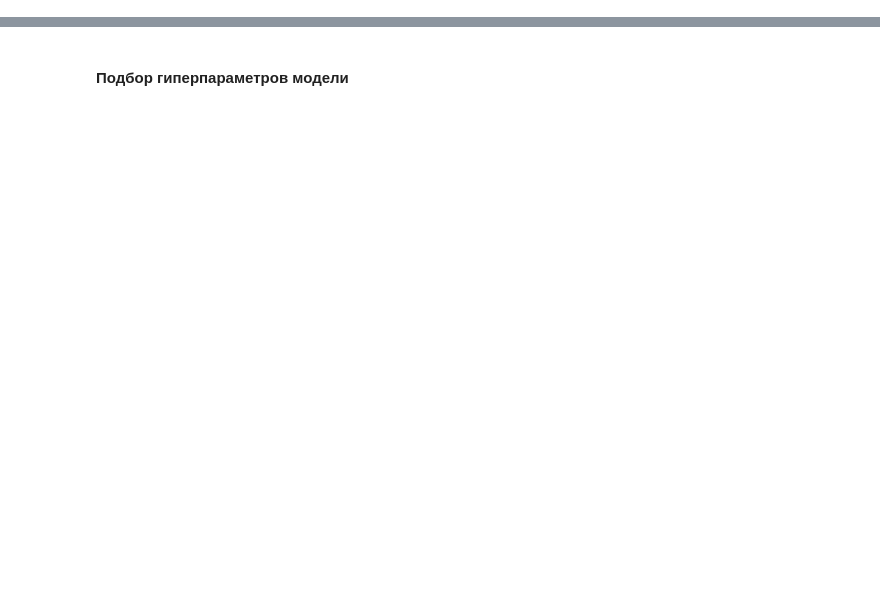
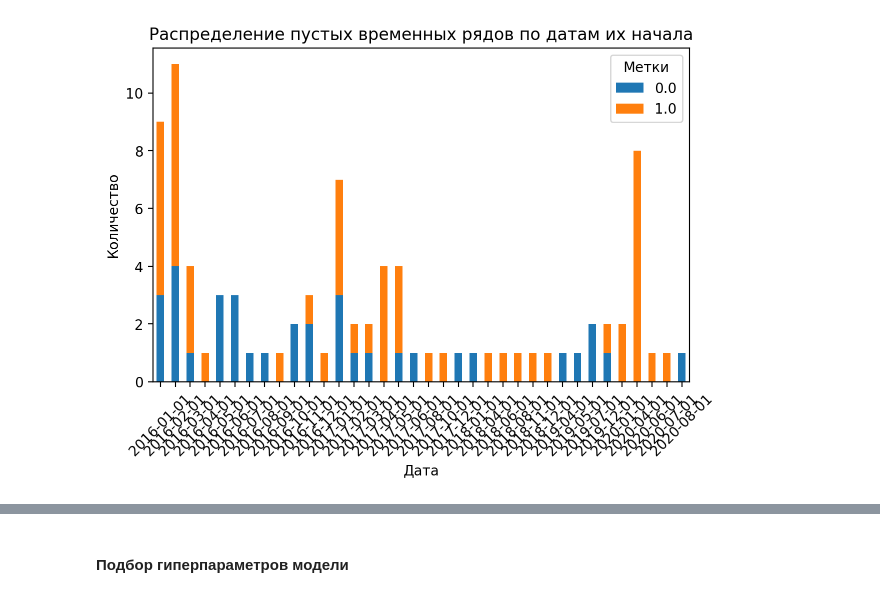
Before and after one commit to mikheevshow/ts-classification, a Jupyter notebook: solution.ipynb, the cells around one changed output, grey strips where cells are left out. Saved outputs shown, nothing was run; the diff lists cells and outputs as text; code cells hidden in the pictures; blank space fills up the shorter version.

```diff
--- a/solution.ipynb
+++ b/solution.ipynb
@@ -25,0 +38,13 @@ train_df
+# %%
+for i, row in train_df.iterrows():
+    if len(row['dates']) != len(row['values']):
+        print(row['id'])
+        raise ValueError(f"")
+
+row_ids_with_nans = []
+for i, row in train_df.iterrows():
+    for val in row['values']:
+        if math.isnan(val):
+            row_ids_with_nans.append(row['id'])
+
+f"Found some Time Series with nans. Count({len(set(row_ids_with_nans))}) ids: {row_ids_with_nans}" if len(row_ids_with_nans) > 0 else ""
@@ -25,0 +64,8 @@ train_df
+# %%
+test_row_ids_with_nans = []
+for i, row in test_df.iterrows():
+    for val in row['values']:
+        if math.isnan(val):
+            test_row_ids_with_nans.append(row['id'])
+
+f"Found some Time Series with nans count({len(set(test_row_ids_with_nans))}) ids: {test_row_ids_with_nans}" if len(test_row_ids_with_nans) > 0 else ""
@@ -25,0 +135,21 @@ train_df
+# %%
+nan_ts = train_df[train_df['id'].isin(row_ids_with_nans)]
+
+pd.concat([nan_ts['dates'].apply(lambda x: x[0]), nan_ts['label']], axis=1)
+
+pivot_table = pd.concat([nan_ts['dates'].apply(lambda x: x[0]), nan_ts['label']], axis=1).pivot_table(index='dates', columns='label', aggfunc='size', fill_value=0)
+
+# Построение стейк диаграммы
+pivot_table.plot(kind='bar', stacked=True)
+
+plt.hist(test_df[test_df['id'].isin(test_row_ids_with_nans)]['dates'])
+
+plt.title('Распределение пустых временных рядов по датам их начала')
+plt.xlabel('Дата')
+plt.ylabel('Количество')
+plt.legend(title='Метки')
+plt.xticks(rotation=45)
+plt.tight_layout()
+plt.show()
+# %% [output]
+[figure, added]
```
Also changed, not shown: parts of 84 cells of this notebook, 1 other file.
